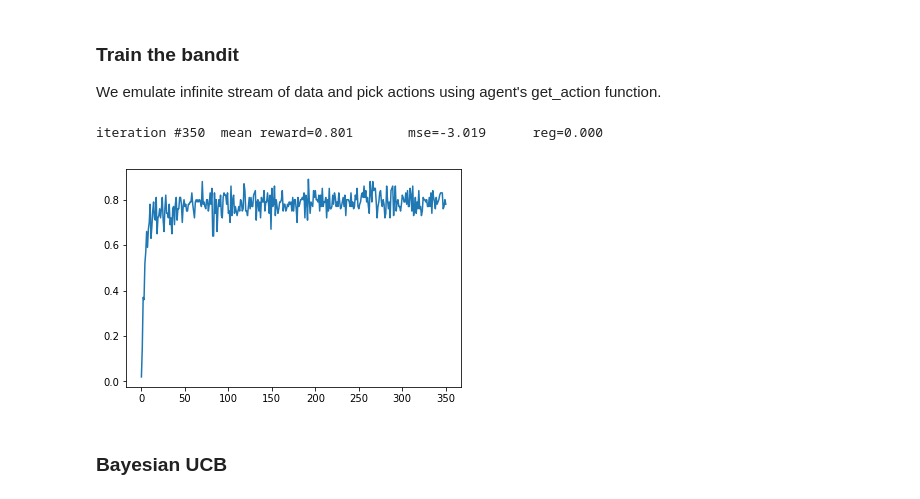
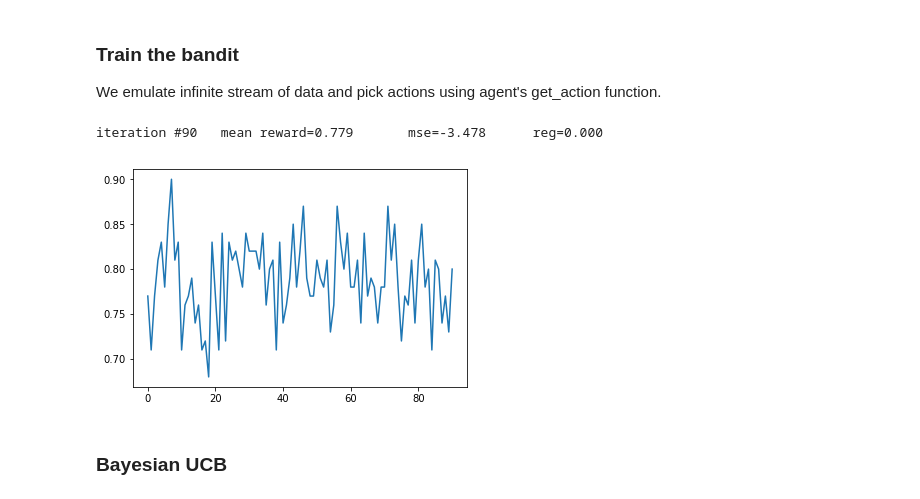
Before and after one commit to oleg-kachan/Practical_RL, a Jupyter notebook: week9/9.0_simple_bandit.ipynb, the cells around one changed output. Cells and saved outputs as stored; diff of their text form; code cells hidden in the pictures.

```diff
--- a/week9/9.0_simple_bandit.ipynb
+++ b/week9/9.0_simple_bandit.ipynb
@@ -118,36 +118,36 @@ bandit = Bandit()
 # %%
 from IPython.display import clear_output
 batch_size = 100
 rewards_history = []
 
-for i in range(1000):
+for i in range(100):
     ###
     #new data
     b_states,b_action_rewards = get_new_samples(all_states,action_rewards,batch_size)
 
     ###
     #pick actions
     b_actions = bandit.get_action(b_states)
 
     ###
     #rewards for actions agent just took
     b_rewards = b_action_rewards[np.arange(batch_size),b_actions]
 
     ###
     #train bandit
     for _ in range(100):
         mse,reg = bandit.train_step(b_states,b_actions,b_rewards)
 
     rewards_history.append(b_rewards.mean())
 
     if i%10 ==0:
         clear_output(True)
         print("iteration #%i\tmean reward=%.3f\tmse=%.3f\treg=%.3f"%(i,np.mean(rewards_history[-10:]),mse,reg))
         plt.plot(rewards_history)
         plt.show()
 # %% [output]
-iteration #350  mean reward=0.801       mse=-3.019      reg=0.000
+iteration #90   mean reward=0.779       mse=-3.478      reg=0.000
-[figure, old version]
+[figure, new version]
 # %% [markdown]
 ### Bayesian UCB
 # %%
```
Also changed, not shown: parts of 2 cells of this notebook.
